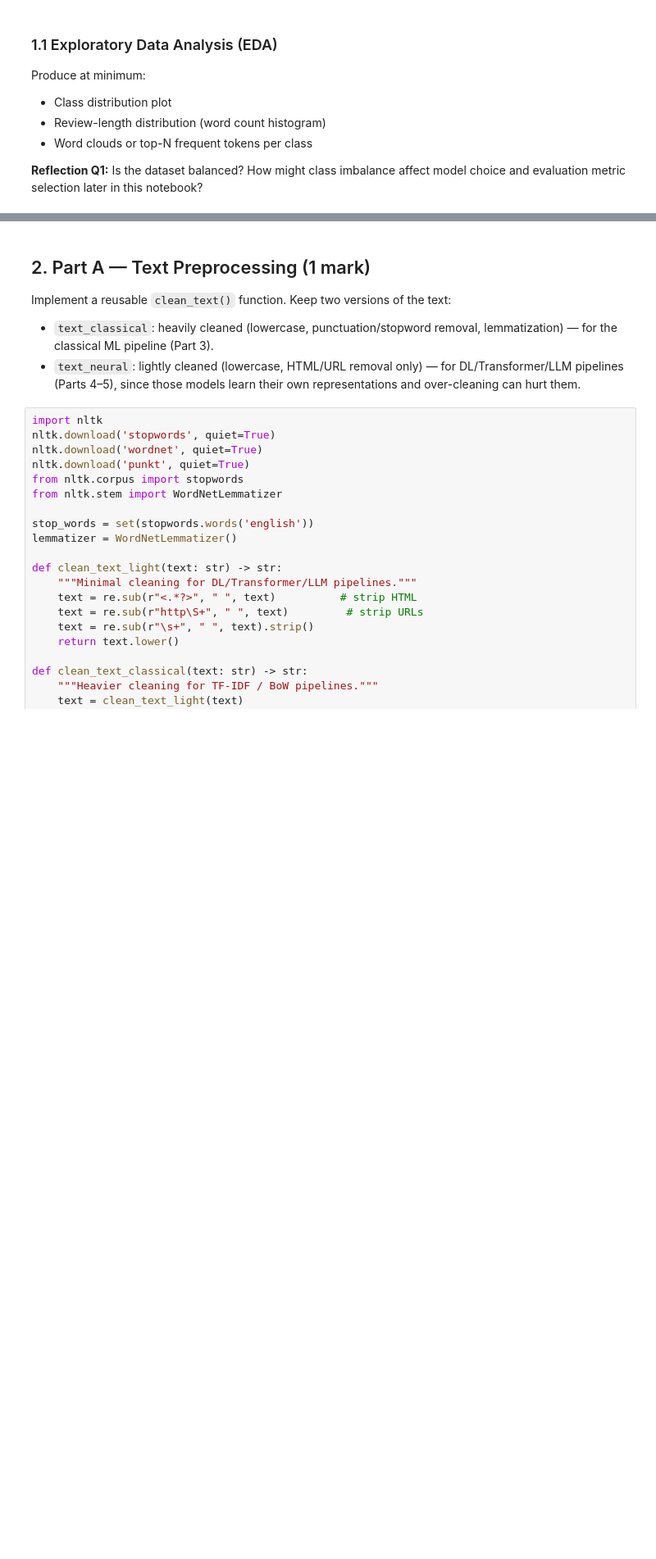
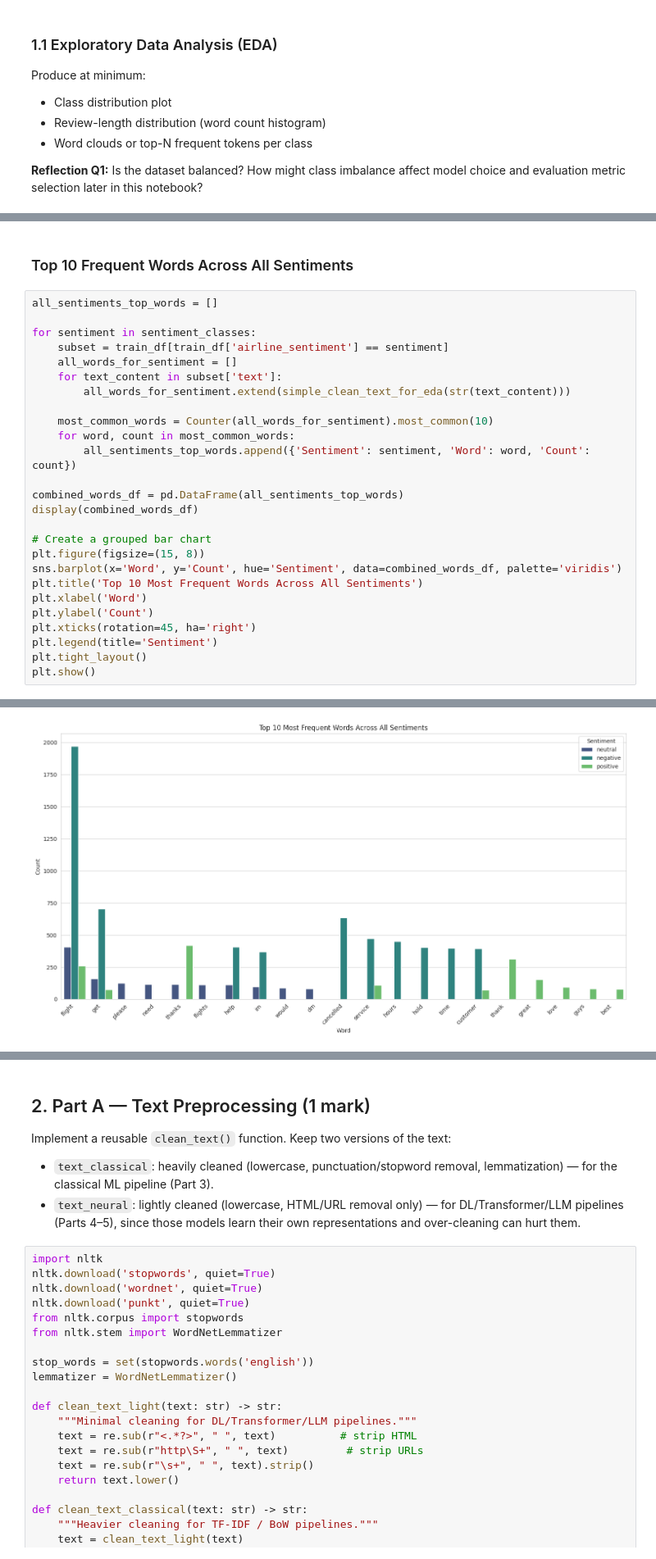
Before and after one commit to AvikRaj/sentiment-analysis-airtravel, a Jupyter notebook: sentiment-analysis.ipynb, the cells around one changed output, grey strips where cells are left out. Shown at 82% size. Drawn from its saved outputs; the diff is of its cells as text; blank space fills up the shorter version.

```diff
--- a/sentiment-analysis.ipynb
+++ b/sentiment-analysis.ipynb
@@ -142,0 +372,29 @@ _Your answer to Reflection Q1:_ `TODO`
+# %% [markdown]
+### Top 10 Frequent Words Across All Sentiments
+# %%
+all_sentiments_top_words = []
+
+for sentiment in sentiment_classes:
+    subset = train_df[train_df['airline_sentiment'] == sentiment]
+    all_words_for_sentiment = []
+    for text_content in subset['text']:
+        all_words_for_sentiment.extend(simple_clean_text_for_eda(str(text_content)))
+
+    most_common_words = Counter(all_words_for_sentiment).most_common(10)
+    for word, count in most_common_words:
+        all_sentiments_top_words.append({'Sentiment': sentiment, 'Word': word, 'Count': count})
+
+combined_words_df = pd.DataFrame(all_sentiments_top_words)
+display(combined_words_df)
+
+# Create a grouped bar chart
+plt.figure(figsize=(15, 8))
+sns.barplot(x='Word', y='Count', hue='Sentiment', data=combined_words_df, palette='viridis')
+plt.title('Top 10 Most Frequent Words Across All Sentiments')
+plt.xlabel('Word')
+plt.ylabel('Count')
+plt.xticks(rotation=45, ha='right')
+plt.legend(title='Sentiment')
+plt.tight_layout()
+plt.show()
+# %% [output]
@@ -142,0 +418 @@ _Your answer to Reflection Q1:_ `TODO`
+[figure, added]
```
Also changed, not shown: parts of 8 cells of this notebook.
